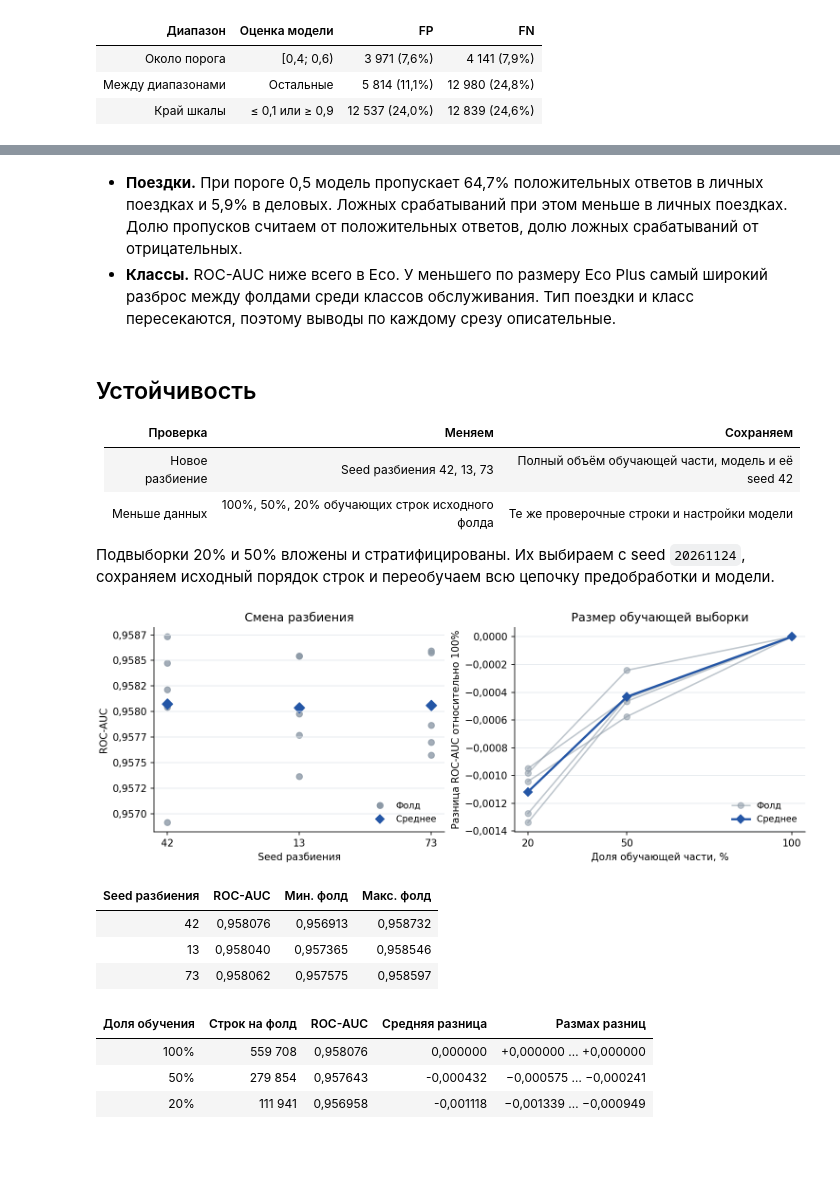
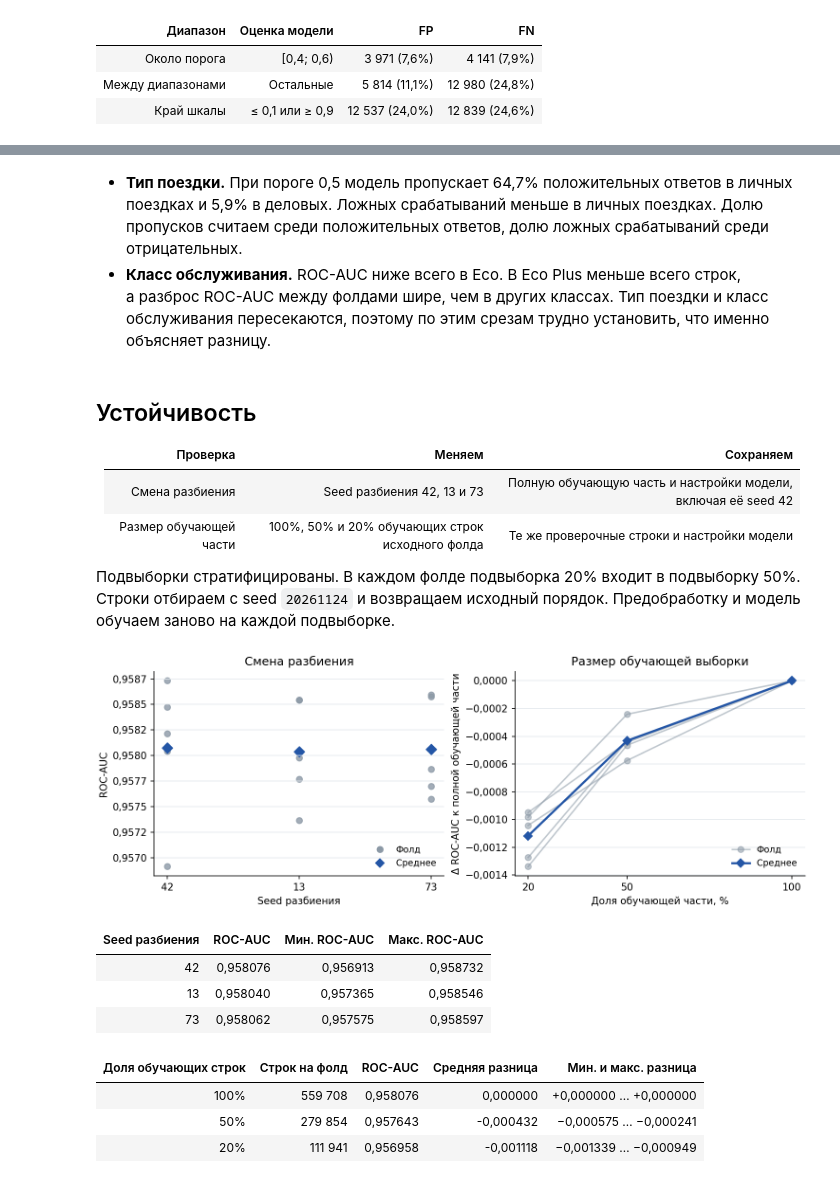
Before and after one commit to dmagog/s6e10-ml-rnd, a Jupyter notebook: notebooks/03_e3_diagnostics.ipynb, the cells around one changed output, grey strips where cells are left out. Saved outputs shown, nothing was run; the diff lists cells and outputs as text; code cells hidden in the pictures; blank space fills up the shorter version.

```diff
--- a/notebooks/03_e3_diagnostics.ipynb
+++ b/notebooks/03_e3_diagnostics.ipynb
@@ -141,44 +141,44 @@ show(pd.DataFrame({
 | Eco | 327 404 | 54 859 / 272 545 | 0,90167 | 0,90163 | 21 170 / 54 859 | 4 944 / 272 545 |
 | Eco Plus | 30 019 | 7 270 / 22 749 | 0,92727 | 0,92727 | 1 961 / 7 270 | 668 / 22 749 |
 # %% [markdown]
-- **Поездки.** При пороге 0,5 модель пропускает 64,7% положительных ответов в личных поездках и 5,9% в деловых. Ложных срабатываний при этом меньше в личных поездках. Долю пропусков считаем от положительных ответов, долю ложных срабатываний от отрицательных.
-- **Классы.** ROC-AUC ниже всего в Eco. У меньшего по размеру Eco Plus самый широкий разброс между фолдами среди классов обслуживания. Тип поездки и класс пересекаются, поэтому выводы по каждому срезу описательные.
+- **Тип поездки.** При пороге 0,5 модель пропускает 64,7% положительных ответов в личных поездках и 5,9% в деловых. Ложных срабатываний меньше в личных поездках. Долю пропусков считаем среди положительных ответов, долю ложных срабатываний среди отрицательных.
+- **Класс обслуживания.** ROC-AUC ниже всего в Eco. В Eco Plus меньше всего строк, а разброс ROC-AUC между фолдами шире, чем в других классах. Тип поездки и класс обслуживания пересекаются, поэтому по этим срезам трудно установить, что именно объясняет разницу.
 # %% [markdown]
 ## Устойчивость
 
 | Проверка | Меняем | Сохраняем |
 |---|---|---|
-| Новое разбиение | Seed разбиения 42, 13, 73 | Полный объём обучающей части, модель и её seed 42 |
-| Меньше данных | 100%, 50%, 20% обучающих строк исходного фолда | Те же проверочные строки и настройки модели |
+| Смена разбиения | Seed разбиения 42, 13 и 73 | Полную обучающую часть и настройки модели, включая её seed 42 |
+| Размер обучающей части | 100%, 50% и 20% обучающих строк исходного фолда | Те же проверочные строки и настройки модели |
 
-Подвыборки 20% и 50% вложены и стратифицированы. Их выбираем с seed `20261124`, сохраняем исходный порядок строк и переобучаем всю цепочку предобработки и модели.
+Подвыборки стратифицированы. В каждом фолде подвыборка 20% входит в подвыборку 50%. Строки отбираем с seed `20261124` и возвращаем исходный порядок. Предобработку и модель обучаем заново на каждой подвыборке.
 # %%
 display(Image(filename=str(report / "robustness.png"),
-              alt="ROC-AUC почти совпадает при смене seed и снижается на всех фолдах при сокращении обучающих данных."))
+              alt="Средний ROC-AUC близок на трёх разбиениях. При сокращении обучающей выборки ROC-AUC снижается на каждом исходном фолде."))
 folds = read("robustness_folds")
 by_seed = (folds[folds.train_fraction == 1].groupby("split_seed", sort=False)
            .roc_auc.agg(["mean", "min", "max"]).reset_index())
-by_seed.columns = ["Seed разбиения", "ROC-AUC", "Мин. фолд", "Макс. фолд"]
+by_seed.columns = ["Seed разбиения", "ROC-AUC", "Мин. ROC-AUC", "Макс. ROC-AUC"]
 show(by_seed, {column: "{:.6f}" for column in by_seed.columns[1:]})
 
 by_size = (folds[folds.split_seed == 42].groupby("train_fraction", sort=False)
            .agg(rows=("n_train", "min"), auc=("roc_auc", "mean"), delta=("delta_vs_full", "mean"),
                 low=("delta_vs_full", "min"), high=("delta_vs_full", "max")).reset_index())
-by_size["Доля обучения"] = by_size.train_fraction.map(lambda f: f"{f:.0%}")
-by_size["Размах разниц"] = [
+by_size["Доля обучающих строк"] = by_size.train_fraction.map(lambda f: f"{f:.0%}")
+by_size["Мин. и макс. разница"] = [
     f"{low:+.6f} … {high:+.6f}".replace(".", ",").replace("-", "−")
     for low, high in zip(by_size.low, by_size.high)
 ]
 by_size = by_size.rename(columns={"rows": "Строк на фолд", "auc": "ROC-AUC", "delta": "Средняя разница"})
-show(by_size[["Доля обучения", "Строк на фолд", "ROC-AUC", "Средняя разница", "Размах разниц"]],
+show(by_size[["Доля обучающих строк", "Строк на фолд", "ROC-AUC", "Средняя разница", "Мин. и макс. разница"]],
      {"ROC-AUC": "{:.6f}", "Средняя разница": "{:.6f}"})
 # %% [output]
 [figure]
-| Seed разбиения | ROC-AUC | Мин. фолд | Макс. фолд |
+| Seed разбиения | ROC-AUC | Мин. ROC-AUC | Макс. ROC-AUC |
 | 42 | 0,958076 | 0,956913 | 0,958732 |
 | 13 | 0,958040 | 0,957365 | 0,958546 |
 | 73 | 0,958062 | 0,957575 | 0,958597 |
-| Доля обучения | Строк на фолд | ROC-AUC | Средняя разница | Размах разниц |
+| Доля обучающих строк | Строк на фолд | ROC-AUC | Средняя разница | Мин. и макс. разница |
 | 100% | 559 708 | 0,958076 | 0,000000 | +0,000000 … +0,000000 |
 | 50% | 279 854 | 0,957643 | -0,000432 | −0,000575 … −0,000241 |
 | 20% | 111 941 | 0,956958 | -0,001118 | −0,001339 … −0,000949 |
```
Also changed, not shown: parts of 14 cells of this notebook, 4 other files.
